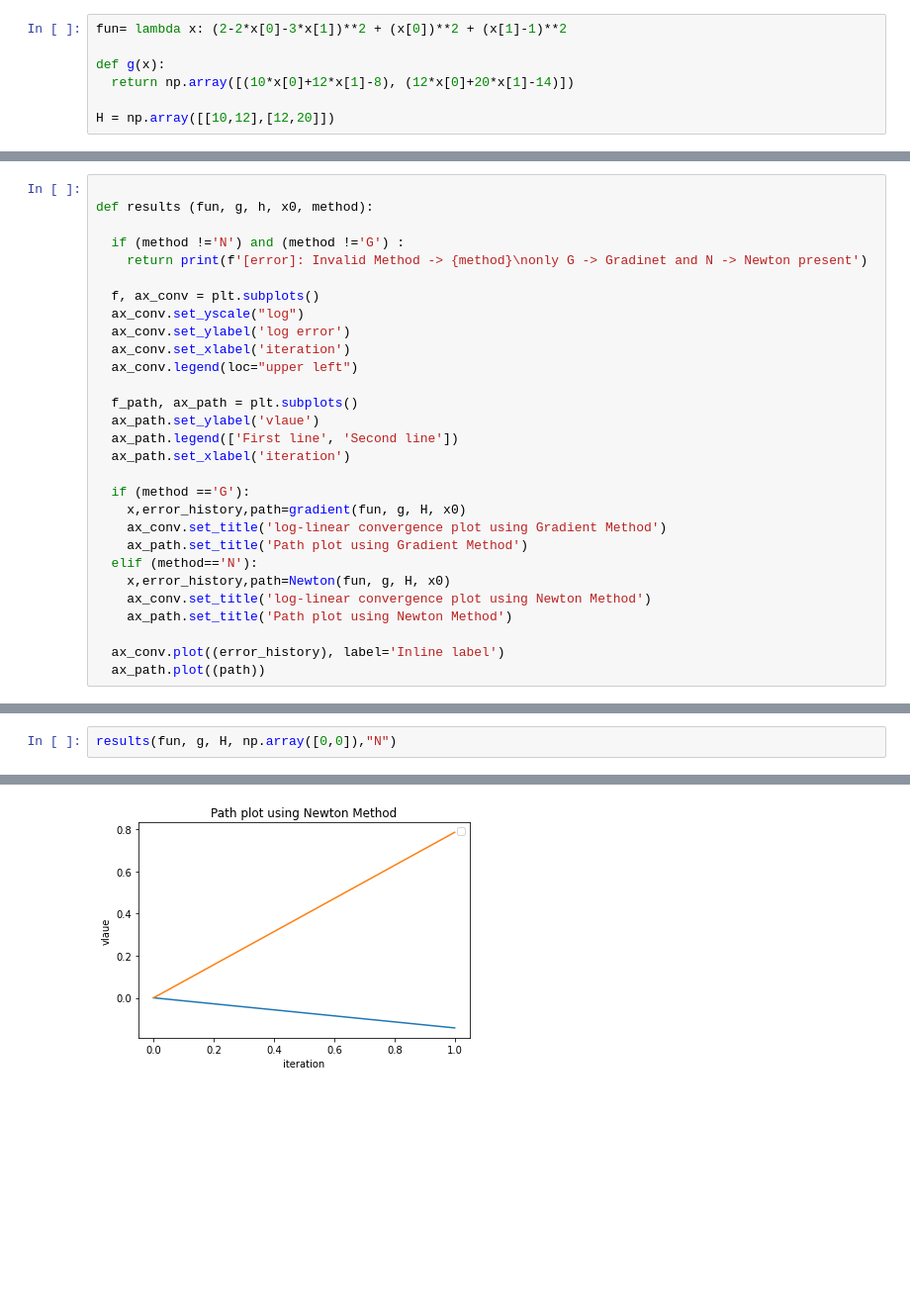
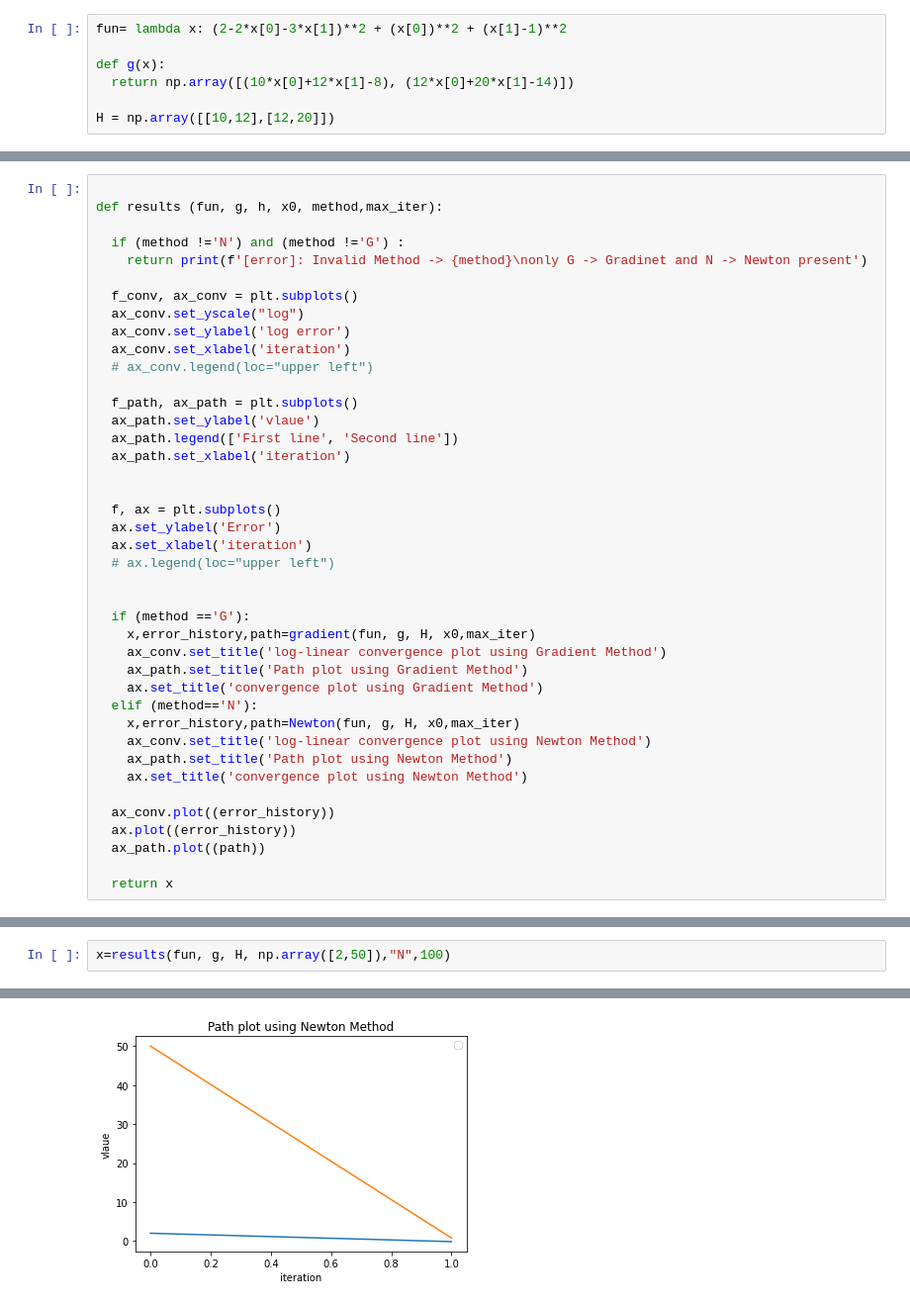
Before and after one commit to siddahant/DESOPT, a Jupyter notebook: converges.ipynb, the cells around one changed output, grey strips where cells are left out. Shown at 99% size. Cells and saved outputs as stored; diff of their text form; blank space fills up the shorter version.

Commit message:
Updated Newton Method, Added converge Graph, print results log

```diff
--- a/converges.ipynb
+++ b/converges.ipynb
@@ -54,31 +64,43 @@ def Newton(fun, g, H, x0):
   return x,error_history,path
 # %%
 
-def results (fun, g, h, x0, method):
+def results (fun, g, h, x0, method,max_iter):
 
   if (method !='N') and (method !='G') :
     return print(f'[error]: Invalid Method -> {method}\nonly G -> Gradinet and N -> Newton present')
 
-  f, ax_conv = plt.subplots()
+  f_conv, ax_conv = plt.subplots()
   ax_conv.set_yscale("log")
   ax_conv.set_ylabel('log error')
   ax_conv.set_xlabel('iteration')
-  ax_conv.legend(loc="upper left")
+  # ax_conv.legend(loc="upper left")
 
   f_path, ax_path = plt.subplots()
   ax_path.set_ylabel('vlaue')
   ax_path.legend(['First line', 'Second line'])
   ax_path.set_xlabel('iteration')
 
+
+  f, ax = plt.subplots()
+  ax.set_ylabel('Error')
+  ax.set_xlabel('iteration')
+  # ax.legend(loc="upper left")
+
+
   if (method =='G'):
-    x,error_history,path=gradient(fun, g, H, x0)
+    x,error_history,path=gradient(fun, g, H, x0,max_iter)
     ax_conv.set_title('log-linear convergence plot using Gradient Method')
     ax_path.set_title('Path plot using Gradient Method')
+    ax.set_title('convergence plot using Gradient Method')
   elif (method=='N'):
-    x,error_history,path=Newton(fun, g, H, x0)
+    x,error_history,path=Newton(fun, g, H, x0,max_iter)
     ax_conv.set_title('log-linear convergence plot using Newton Method')
     ax_path.set_title('Path plot using Newton Method')
+    ax.set_title('convergence plot using Newton Method')
 
-  ax_conv.plot((error_history), label='Inline label')
+  ax_conv.plot((error_history))
+  ax.plot((error_history))
   ax_path.plot((path))
+
+  return x
 # %%
@@ -90,3 +117,3 @@ WARNING:matplotlib.legend:No handles with labels found to put in legend.
 # %%
-results(fun, g, H, np.array([0,0]),"N")
+x=results(fun, g, H, np.array([2,50]),"N",100)
 # %% [output]
@@ -95 +126 @@ WARNING:matplotlib.legend:No handles with labels found to put in legend.
-[figure, old version]
+[figure, new version]
```
Also changed, not shown: parts of 3 cells of this notebook.
